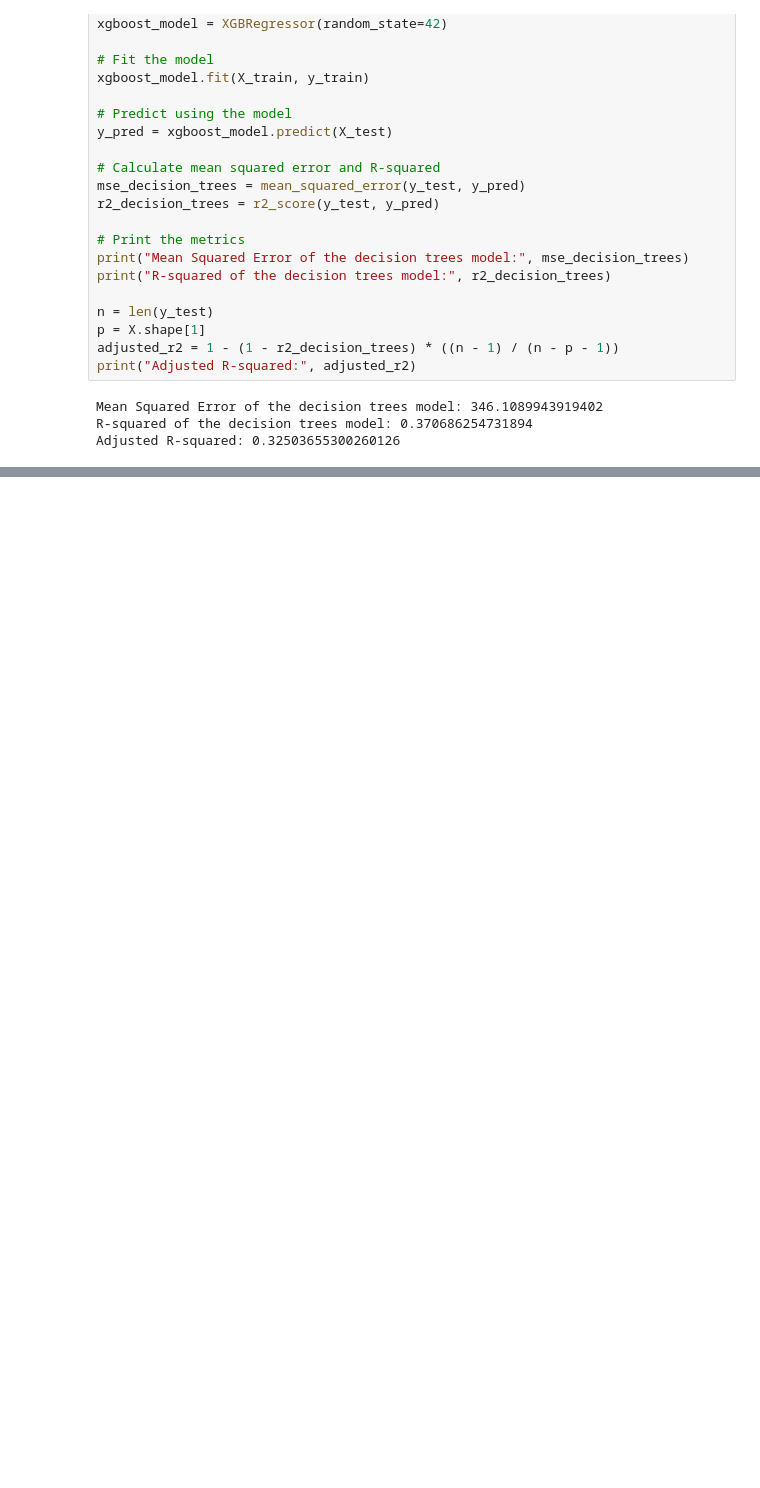
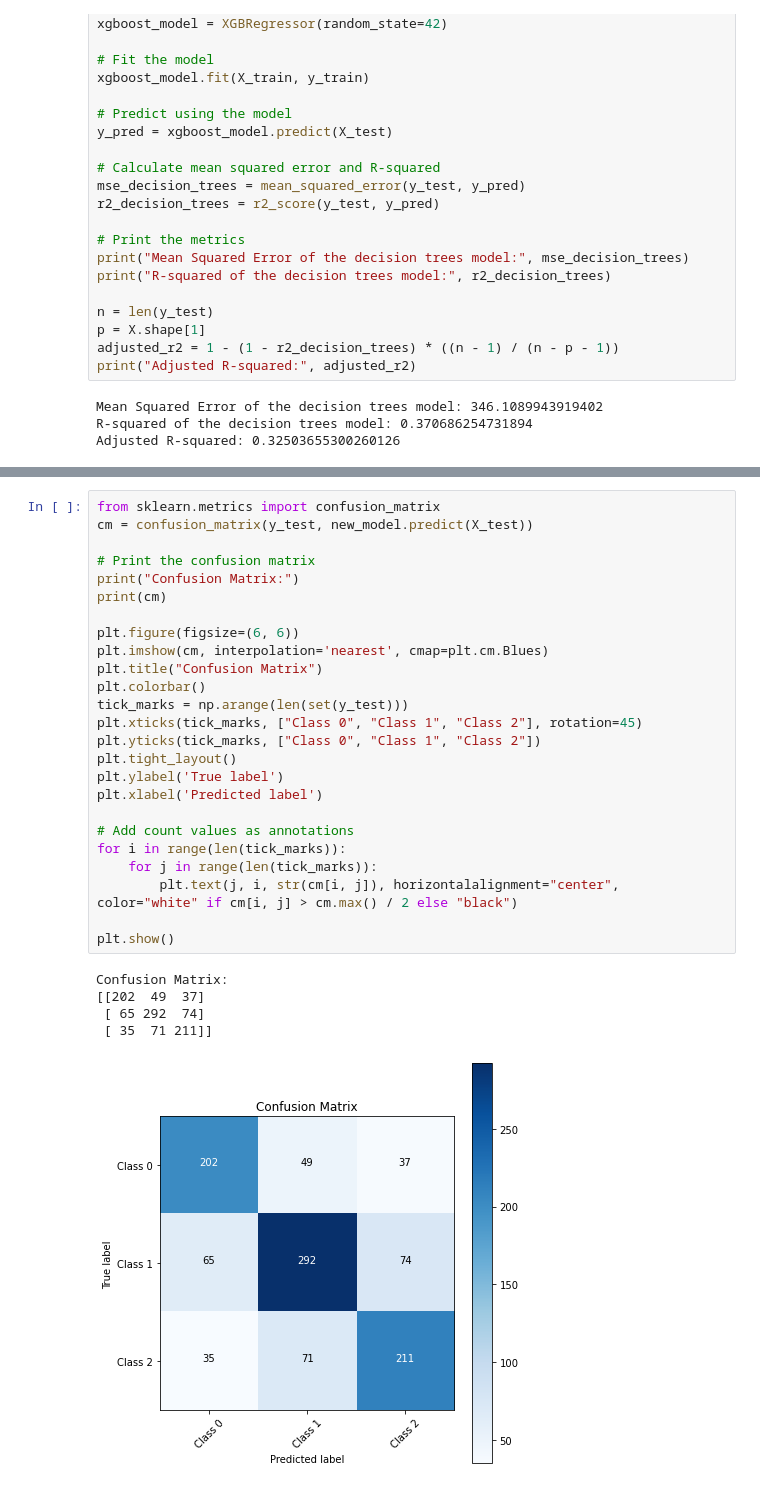
Before and after one commit to anushkavp/Music-Collaboration-Analysis, a Jupyter notebook: Preprocessing.ipynb, the cells around one changed output, grey strips where cells are left out. Cells and saved outputs as stored; diff of their text form; blank space fills up the shorter version.

Commit message:
other classification models

```diff
--- a/Preprocessing.ipynb
+++ b/Preprocessing.ipynb
@@ -2384,0 +2209,31 @@ Did not meet early stopping. Best iteration is:
+# %%
+from sklearn.metrics import confusion_matrix
+cm = confusion_matrix(y_test, new_model.predict(X_test))
+
+# Print the confusion matrix
+print("Confusion Matrix:")
+print(cm)
+
+plt.figure(figsize=(6, 6))
+plt.imshow(cm, interpolation='nearest', cmap=plt.cm.Blues)
+plt.title("Confusion Matrix")
+plt.colorbar()
+tick_marks = np.arange(len(set(y_test)))
+plt.xticks(tick_marks, ["Class 0", "Class 1", "Class 2"], rotation=45)
+plt.yticks(tick_marks, ["Class 0", "Class 1", "Class 2"])
+plt.tight_layout()
+plt.ylabel('True label')
+plt.xlabel('Predicted label')
+
+# Add count values as annotations
+for i in range(len(tick_marks)):
+    for j in range(len(tick_marks)):
+        plt.text(j, i, str(cm[i, j]), horizontalalignment="center", color="white" if cm[i, j] > cm.max() / 2 else "black")
+
+plt.show()
+# %% [output]
+Confusion Matrix:
+[[202  49  37]
+ [ 65 292  74]
+ [ 35  71 211]]
+[figure, added]
```
Also changed, not shown: parts of 154 cells of this notebook.
